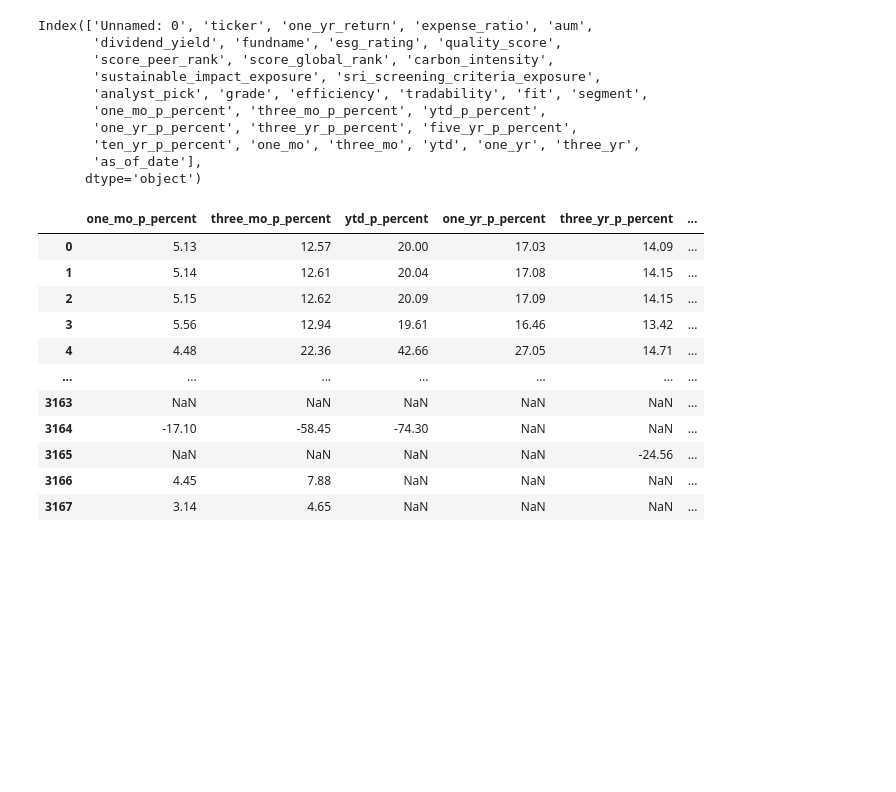
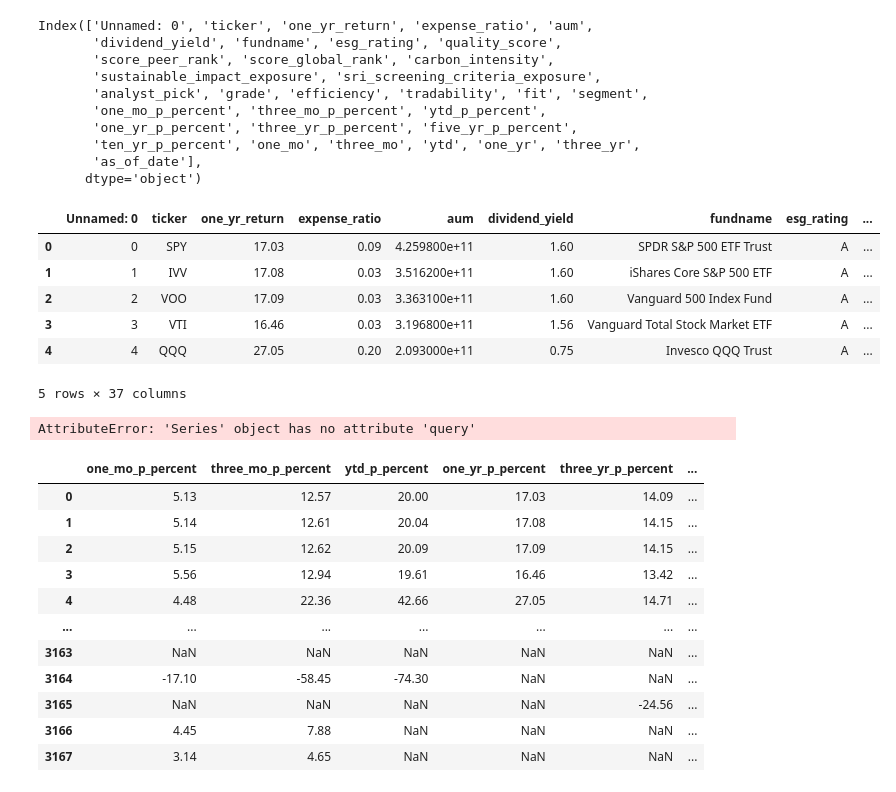
Before and after one commit to KrisLief/da_capstone_group3, a Jupyter notebook: Team3_App/data/yf_yq.ipynb, the cells around one changed output. Cells and saved outputs as stored; diff of their text form; code cells hidden in the pictures; blank space fills up the shorter version.

```diff
--- a/Team3_App/data/yf_yq.ipynb
+++ b/Team3_App/data/yf_yq.ipynb
@@ -17,3 +59,16 @@ Index(['Unnamed: 0', 'ticker', 'one_yr_return', 'expense_ratio', 'aum',
        'ten_yr_p_percent', 'one_mo', 'three_mo', 'ytd', 'one_yr', 'three_yr',
        'as_of_date'],
       dtype='object')
+# %%
+df_filter = pd.read_csv(r'C:\Users\User\Desktop\CAPSTONE\da_capstone_group3\Team3_App\data\app_df1.csv')
+df_filter= df_filter[['investment_strategy','asset_class','asset_region','subsegment']]
+df = df.merge(df_filter, left_index=True, right_index=True, how='left')
+df.head()
+# %% [output]
+|  | Unnamed: 0 | ticker | one_yr_return | expense_ratio | aum | dividend_yield | fundname | esg_rating | ... |
+| 0 | 0 | SPY | 17.03 | 0.09 | 4.259800e+11 | 1.60 | SPDR S&P 500 ETF Trust | A | ... |
+| 1 | 1 | IVV | 17.08 | 0.03 | 3.516200e+11 | 1.60 | iShares Core S&P 500 ETF | A | ... |
+| 2 | 2 | VOO | 17.09 | 0.03 | 3.363100e+11 | 1.60 | Vanguard 500 Index Fund | A | ... |
+| 3 | 3 | VTI | 16.46 | 0.03 | 3.196800e+11 | 1.56 | Vanguard Total Stock Market ETF | A | ... |
+| 4 | 4 | QQQ | 27.05 | 0.20 | 2.093000e+11 | 0.75 | Invesco QQQ Trust | A | ... |
+5 rows × 37 columns
@@ -20,3 +77,9 @@ Index(['Unnamed: 0', 'ticker', 'one_yr_return', 'expense_ratio', 'aum',
+# %%
+
+filtered_df = df.ticker.query('investment_strategy == standard')
+filtered_df.head()
+# %% [output]
+AttributeError: 'Series' object has no attribute 'query'
 # %%
 performance = df[['one_mo_p_percent', 'three_mo_p_percent', 'ytd_p_percent',
        'one_yr_p_percent', 'three_yr_p_percent', 'five_yr_p_percent',
```
Also changed, not shown: parts of 7 cells of this notebook, 1 other file.
